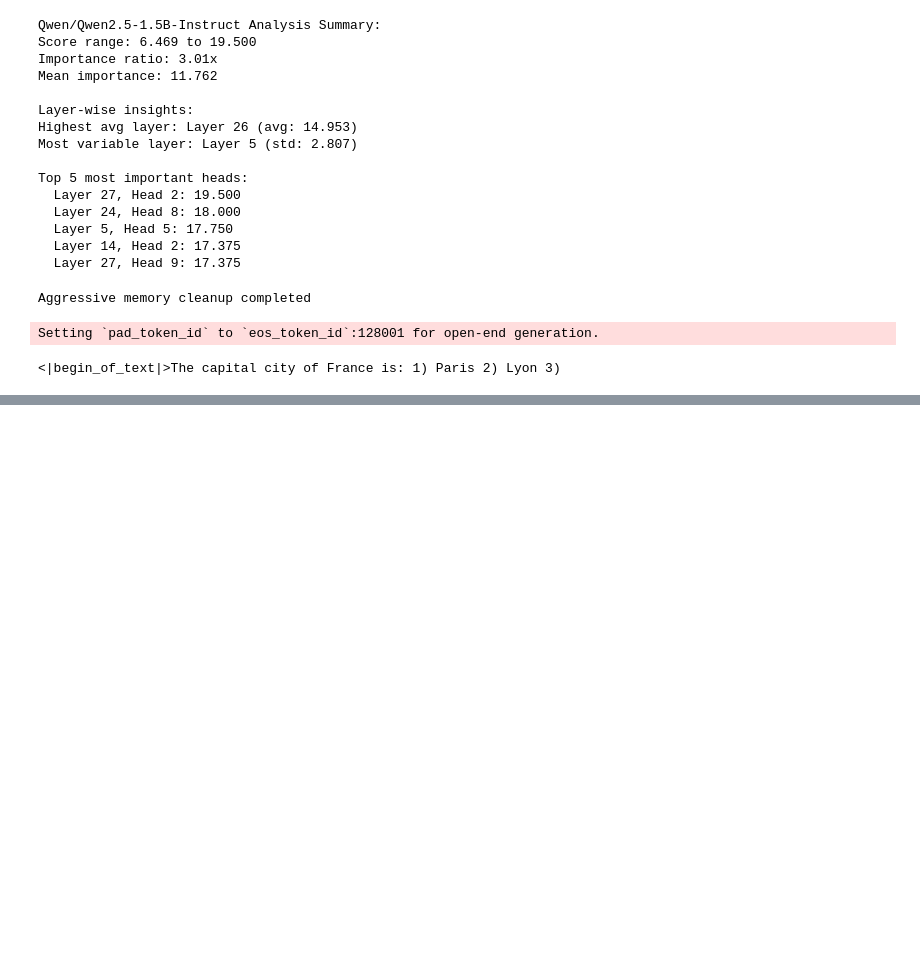
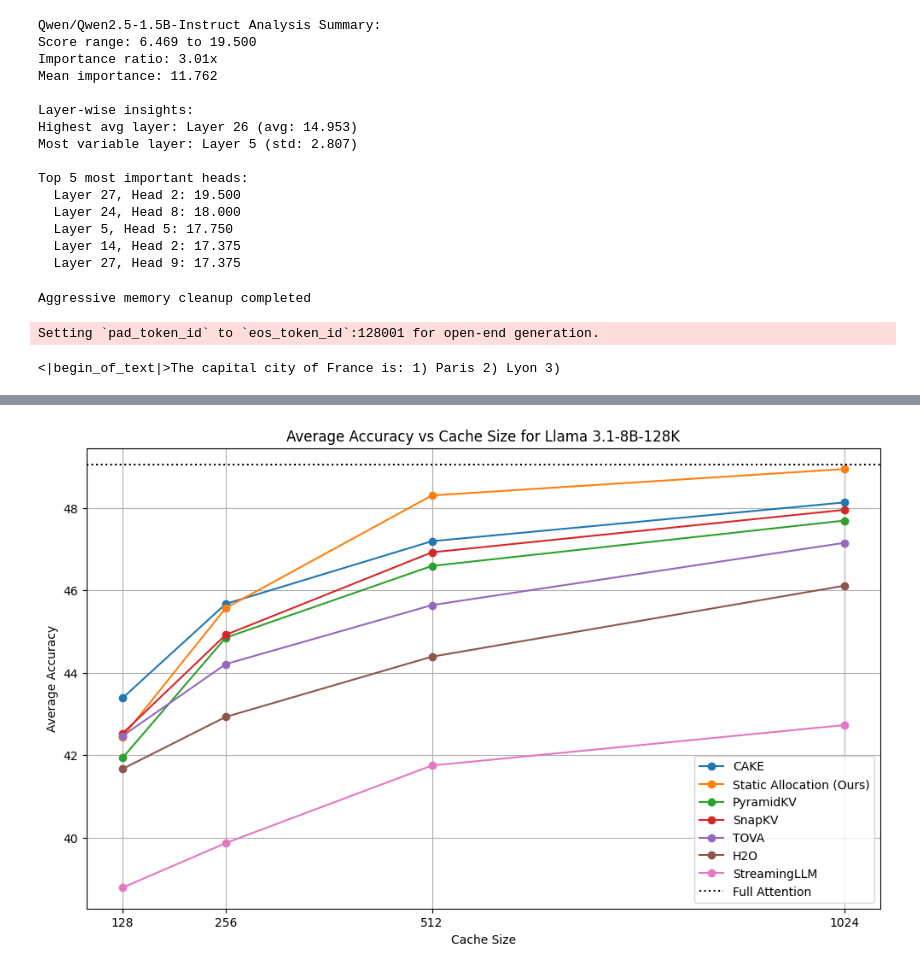
Before and after one commit to akshaj02/matrix-kv, a Jupyter notebook: plot.ipynb, the cells around one changed output, grey strips where cells are left out. Drawn from its saved outputs; the diff is of its cells as text; code cells hidden in the pictures; blank space fills up the shorter version.

```diff
--- a/plot.ipynb
+++ b/plot.ipynb
@@ -704,0 +897,4 @@ Setting `pad_token_id` to `eos_token_id`:128001 for open-end generation.
+# %%
+import pandas as pd
+import matplotlib.pyplot as plt
+plt.style.use('default')
@@ -704,0 +946,44 @@ Setting `pad_token_id` to `eos_token_id`:128001 for open-end generation.
+# %%
+import matplotlib.pyplot as plt
+
+cache_sizes = [128, 256, 512, 1024]
+methods = [
+    "cake_128", "cake_256", "cake_512", "cake_1024",
+    "static_128", "static_256", "static_512", "static_1024",
+    "PyramidKV_128", "PyramidKV_256", "PyramidKV_512", "PyramidKV_1024",
+    "SnapKV_128", "SnapKV_256", "SnapKV_512", "SnapKV_1024",
+    "TOVA_128", "TOVA_256", "TOVA_512", "TOVA_1024",
+    "H2O_128", "H2O_256", "H2O_512", "H2O_1024",
+    "StreamingLLM_128", "StreamingLLM_256", "StreamingLLM_512", "StreamingLLM_1024"
+]
+
+# Prepare average for each method at each cache size
+method_labels = {
+    "cake": "CAKE",
+    "static": "Static Allocation (Ours)",
+    "PyramidKV": "PyramidKV",
+    "SnapKV": "SnapKV",
+    "TOVA": "TOVA",
+    "H2O": "H2O",
+    "StreamingLLM": "StreamingLLM"
+}
+
+plt.figure(figsize=(12, 7))
+
+# Plot one line per method family
+for base in method_labels:
+    vals = [df.loc[f"{base}_{cs}", "Avg."] for cs in cache_sizes if f"{base}_{cs}" in df.index]
+    if vals:
+        plt.plot(cache_sizes, vals, marker='o', label=method_labels[base])
+
+plt.axhline(df.loc["full_attn", "Avg."], color='k', linestyle=':', label='Full Attention')
+
+plt.xlabel("Cache Size")
+plt.ylabel("Average Accuracy")
+plt.title("Average Accuracy vs Cache Size for Llama 3.1-8B-128K")
+plt.legend()
+plt.xticks(cache_sizes)
+plt.grid(True)
+plt.show()
+# %% [output]
+[figure, added]
```
Also changed, not shown: parts of 15 cells of this notebook, 13 other files.
